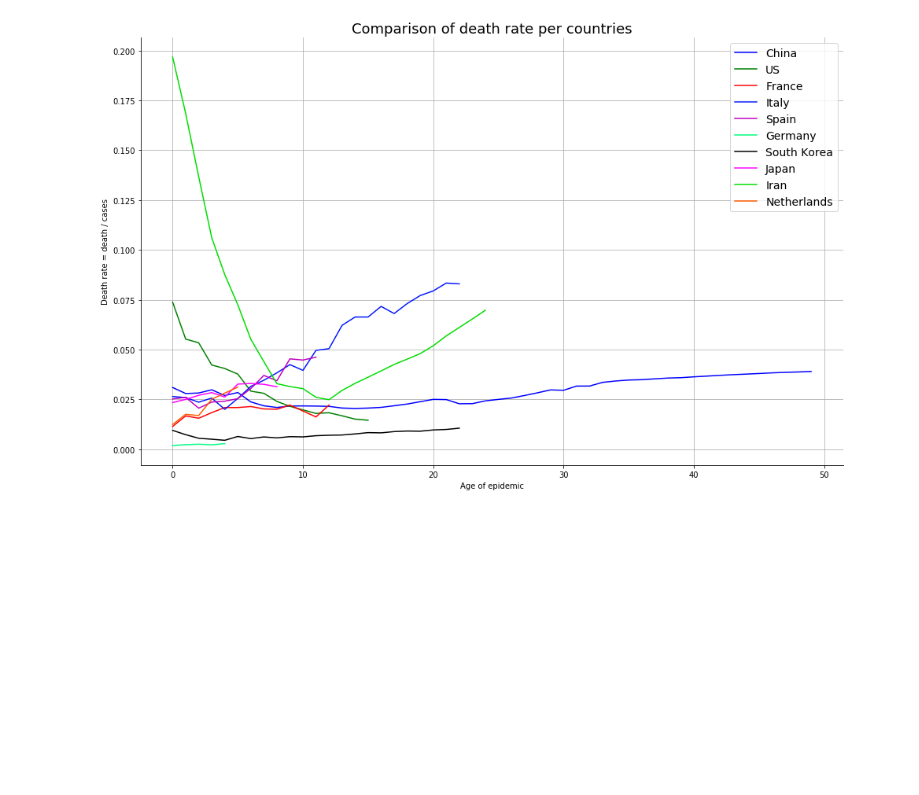
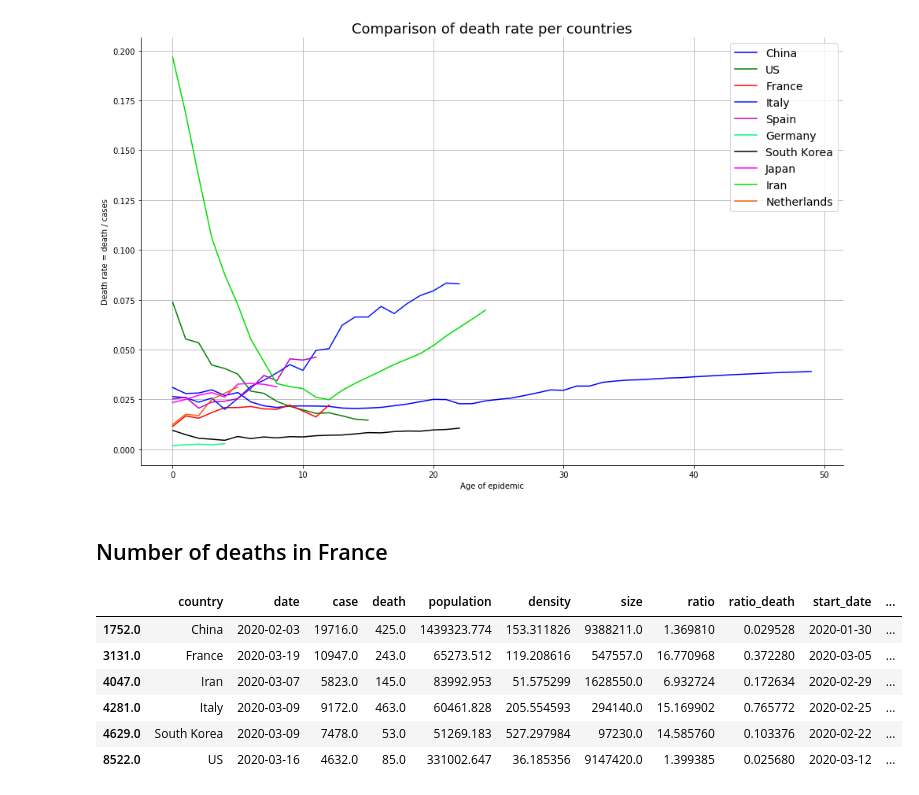
Before and after one commit to makiwara-fr/covid19-analyse, a Jupyter notebook: COVID_analyse.ipynb, the cells around one changed output. Cells and saved outputs as stored; diff of their text form; code cells hidden in the pictures; blank space fills up the shorter version.

```diff
--- a/COVID_analyse.ipynb
+++ b/COVID_analyse.ipynb
@@ -108,3 +108,17 @@ plt.savefig("death_rate.png")
 plt.show()
 # %% [output]
 [figure]
+# %% [markdown]
+## Number of deaths in France
+# %%
+age_max_fr = df_dataset[df_dataset['country'] =='France']['age_death'].max()
+# %%
+ df_dataset[df_dataset['age_death']==age_max_fr]
+# %% [output]
+|  | country | date | case | death | population | density | size | ratio | ratio_death | start_date | ... |
+| 1752.0 | China | 2020-02-03 | 19716.0 | 425.0 | 1439323.774 | 153.311826 | 9388211.0 | 1.369810 | 0.029528 | 2020-01-30 | ... |
+| 3131.0 | France | 2020-03-19 | 10947.0 | 243.0 | 65273.512 | 119.208616 | 547557.0 | 16.770968 | 0.372280 | 2020-03-05 | ... |
+| 4047.0 | Iran | 2020-03-07 | 5823.0 | 145.0 | 83992.953 | 51.575299 | 1628550.0 | 6.932724 | 0.172634 | 2020-02-29 | ... |
+| 4281.0 | Italy | 2020-03-09 | 9172.0 | 463.0 | 60461.828 | 205.554593 | 294140.0 | 15.169902 | 0.765772 | 2020-02-25 | ... |
+| 4629.0 | South Korea | 2020-03-09 | 7478.0 | 53.0 | 51269.183 | 527.297984 | 97230.0 | 14.585760 | 0.103376 | 2020-02-22 | ... |
+| 8522.0 | US | 2020-03-16 | 4632.0 | 85.0 | 331002.647 | 36.185356 | 9147420.0 | 1.399385 | 0.025680 | 2020-03-12 | ... |
```
Also changed, not shown: parts of 2 cells of this notebook, 1 other file.
